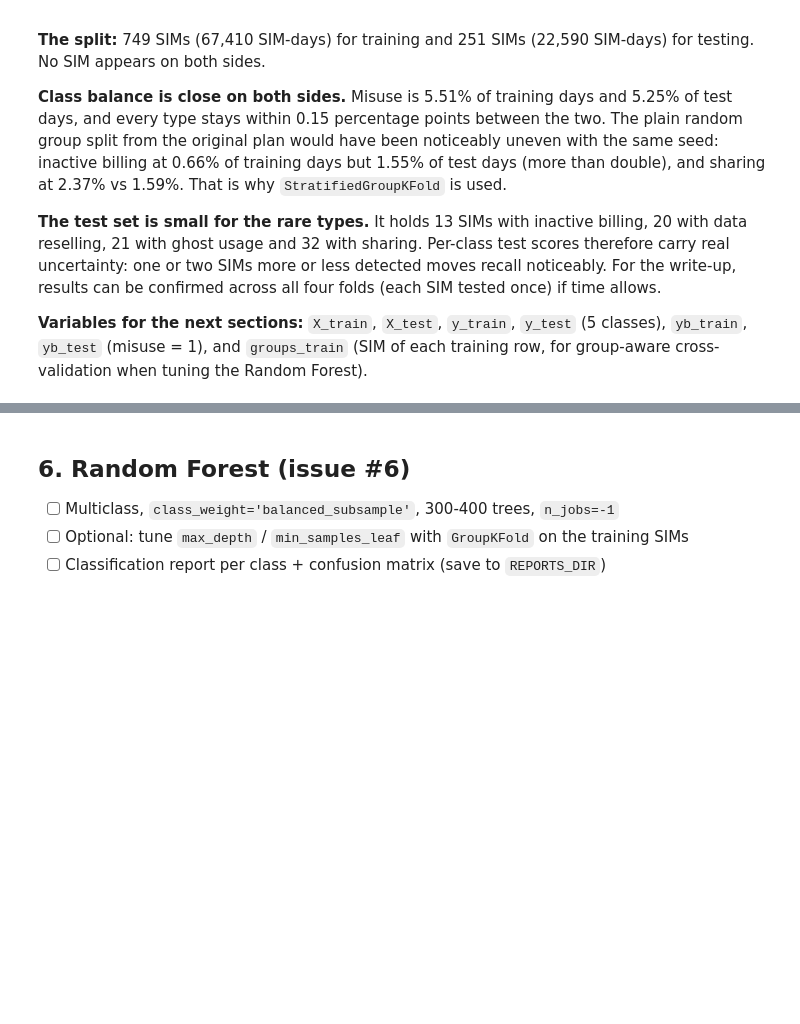
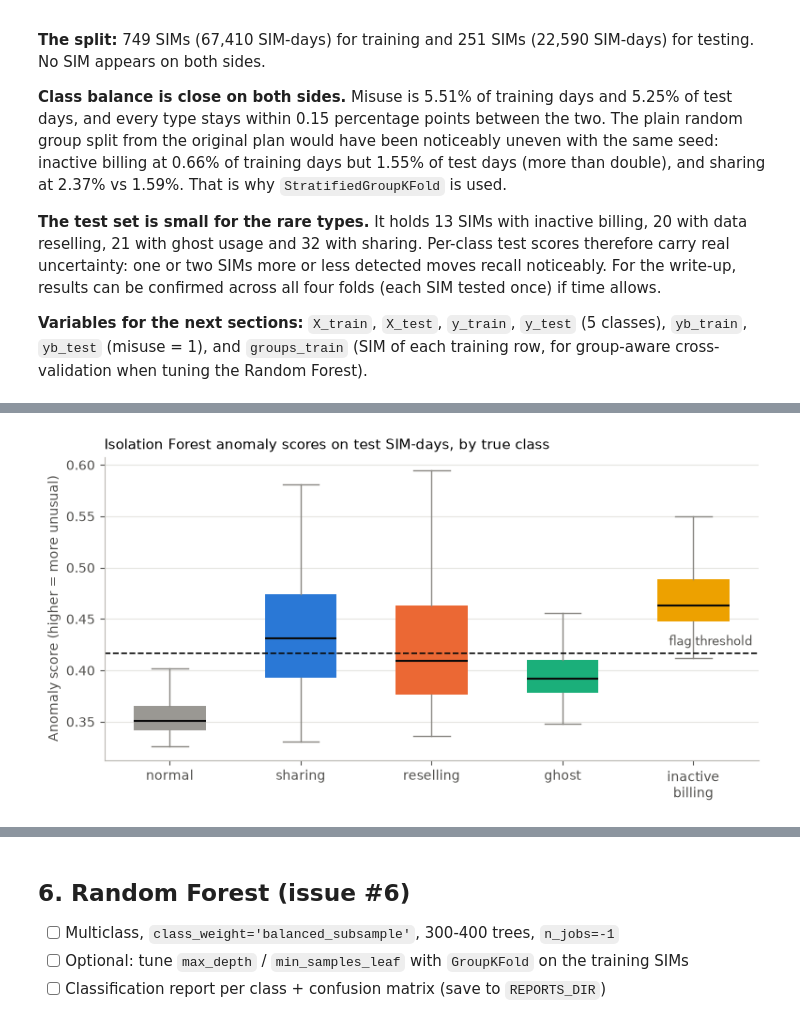
Before and after one commit to ianchomba1/proSIM, a Jupyter notebook: ml-training/notebooks/01_misuse_training.ipynb, the cells around one changed output, grey strips where cells are left out. Saved outputs shown, nothing was run; the diff lists cells and outputs as text; code cells hidden in the pictures; blank space fills up the shorter version.

Commit message:
Isolation forest

```diff
--- a/ml-training/notebooks/01_misuse_training.ipynb
+++ b/ml-training/notebooks/01_misuse_training.ipynb
@@ -657,0 +704,16 @@ comparison
+# %%
+flag_rate = pd.Series(iso_flag_test).groupby(y_test).mean().reindex(CLASS_ORDER)
+iso_by_class = pd.DataFrame({
+    "test days": pd.Series(y_test).value_counts().reindex(CLASS_ORDER),
+    "flagged (%)": (100 * flag_rate).round(1),
+})
+# Ranking quality per type, independent of the threshold: ROC-AUC of that type's days vs normal days
+# (1.0 = every misuse day scores above every normal day, 0.5 = no better than chance)
+for c in MISUSE:
+    m = (y_test == c) | (y_test == "normal")
+    iso_by_class.loc[c, "ROC-AUC vs normal"] = round(roc_auc_score(y_test[m] == c, iso_score_test[m]), 3)
+# Quiet normal days (under 50 MB) look like ghost usage on volume (section 2.8): how many get flagged?
+quiet_normal = (y_test == "normal") & (X_test["total_mb"].to_numpy() < 50)
+print(f"Quiet normal days (<50 MB) flagged: {iso_flag_test[quiet_normal].mean():.1%} "
+      f"of {quiet_normal.sum()} days")
+iso_by_class
@@ -657,0 +728,20 @@ comparison
+# %%
+fig, ax = plt.subplots(figsize=(9, 4.2))
+data = [iso_score_test[y_test == c] for c in CLASS_ORDER]
+bp = ax.boxplot(data, widths=0.55, showfliers=False, patch_artist=True,
+                medianprops={"color": "#0b0b0b", "linewidth": 1.5},
+                whiskerprops={"color": "#8a8883"}, capprops={"color": "#8a8883"},
+                boxprops={"linewidth": 0})
+for patch, c in zip(bp["boxes"], CLASS_ORDER):
+    patch.set_facecolor(CLASS_COLORS[c])
+ax.axhline(iso_threshold, color="#0b0b0b", linewidth=1.2, linestyle="--")
+ax.annotate("flag threshold", xy=(len(CLASS_ORDER) + 0.45, iso_threshold), xytext=(0, 4),
+            textcoords="offset points", ha="right", va="bottom", fontsize=9, color="#52514e")
+ax.set_xticks(range(1, len(CLASS_ORDER) + 1), [SHORT[c] for c in CLASS_ORDER])
+ax.set_ylabel("Anomaly score (higher = more unusual)")
+ax.set_title("Isolation Forest anomaly scores on test SIM-days, by true class", loc="left")
+ax.grid(axis="x", visible=False)
+savefig(fig, "iso_scores_by_class.png")
+plt.show()
+# %% [output]
+[figure, added]
```
Also changed, not shown: parts of 20 cells of this notebook, 2 other files.
